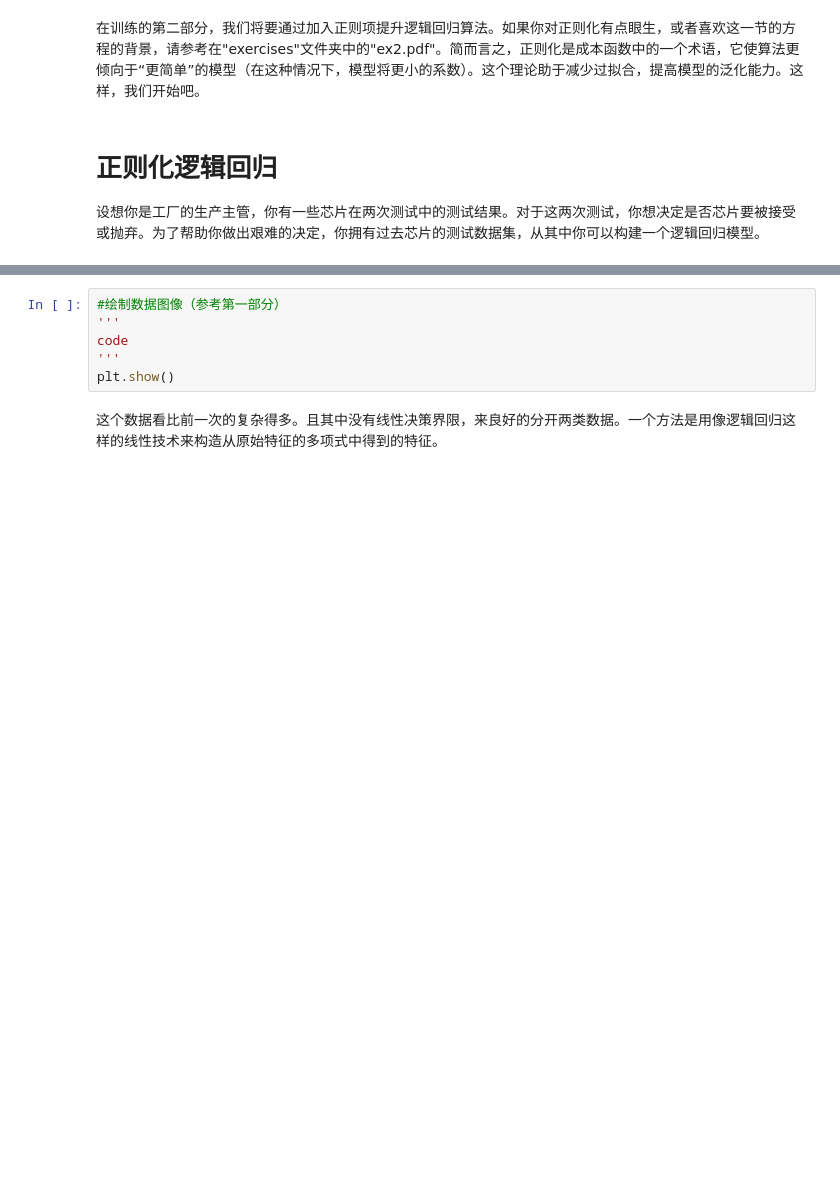
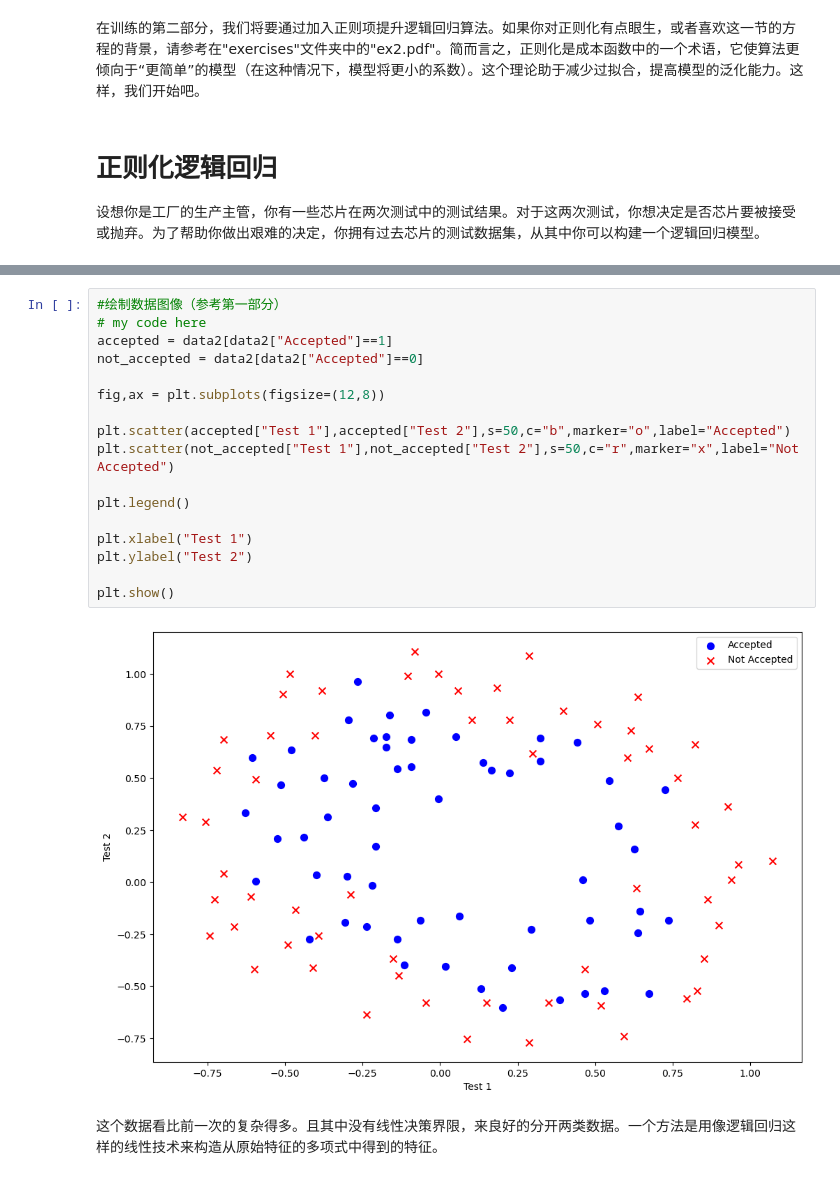
Before and after one commit to YeHuodeShenMing/-, a Jupyter notebook: 第三次作业及数据/作业3.ipynb, the cells around one changed output, grey strips where cells are left out. Cells and saved outputs as stored; diff of their text form; blank space fills up the shorter version.

```diff
--- a/第三次作业及数据/作业3.ipynb
+++ b/第三次作业及数据/作业3.ipynb
@@ -222,9 +251,22 @@ data2.head()
-# %%
-#绘制数据图像（参考第一部分）
-'''
-code
-'''
-plt.show()
+# %%
+#绘制数据图像（参考第一部分）
+# my code here
+accepted = data2[data2["Accepted"]==1]
+not_accepted = data2[data2["Accepted"]==0]
+
+fig,ax = plt.subplots(figsize=(12,8))
+
+plt.scatter(accepted["Test 1"],accepted["Test 2"],s=50,c="b",marker="o",label="Accepted")
+plt.scatter(not_accepted["Test 1"],not_accepted["Test 2"],s=50,c="r",marker="x",label="Not Accepted")
+
+plt.legend()
+
+plt.xlabel("Test 1")
+plt.ylabel("Test 2")
+
+plt.show()
+# %% [output]
+[figure, added]
 # %% [markdown]
 这个数据看比前一次的复杂得多。且其中没有线性决策界限，来良好的分开两类数据。一个方法是用像逻辑回归这样的线性技术来构造从原始特征的多项式中得到的特征。
 # %%
```
Also changed, not shown: parts of 28 cells of this notebook, 1 other file.
